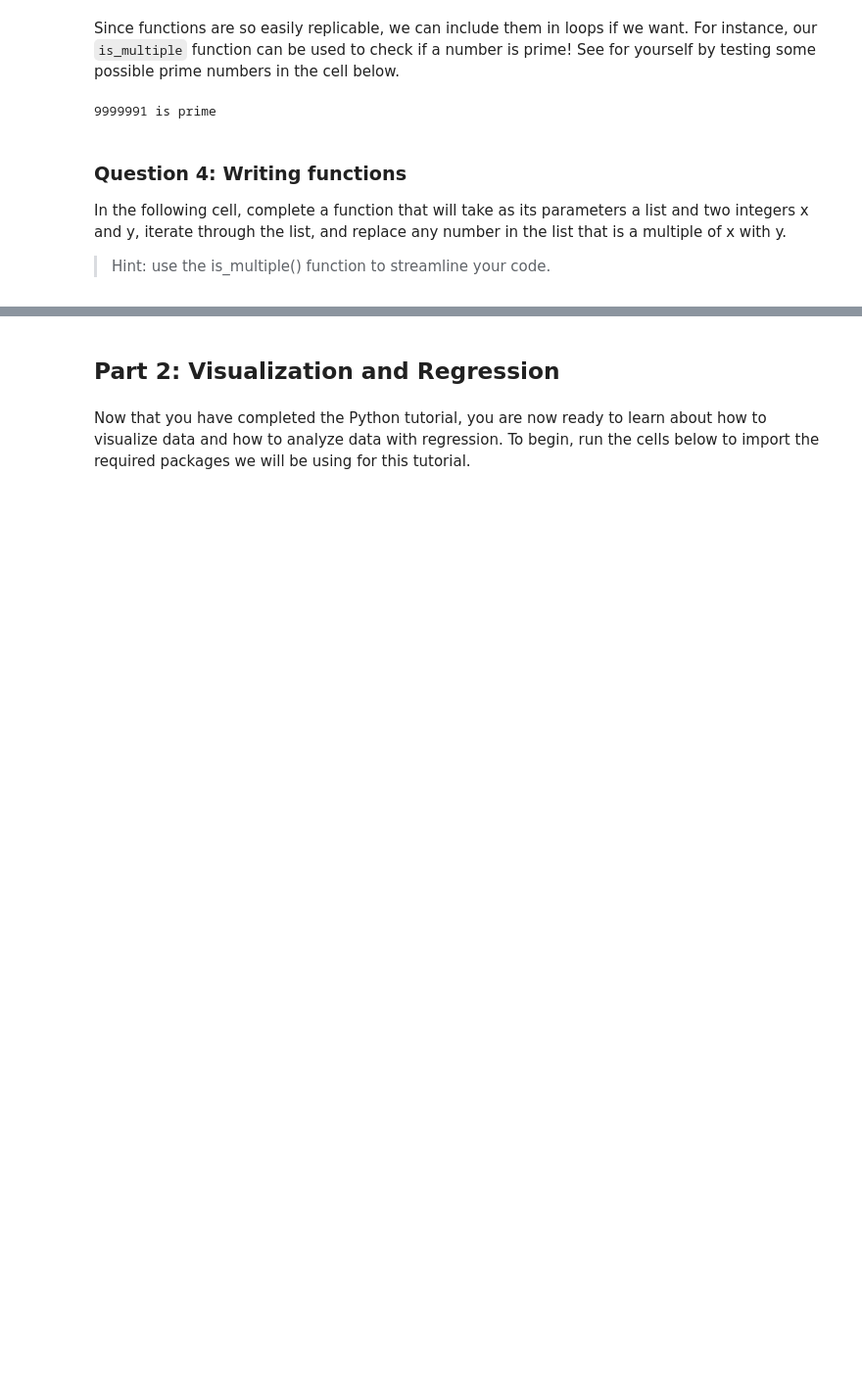
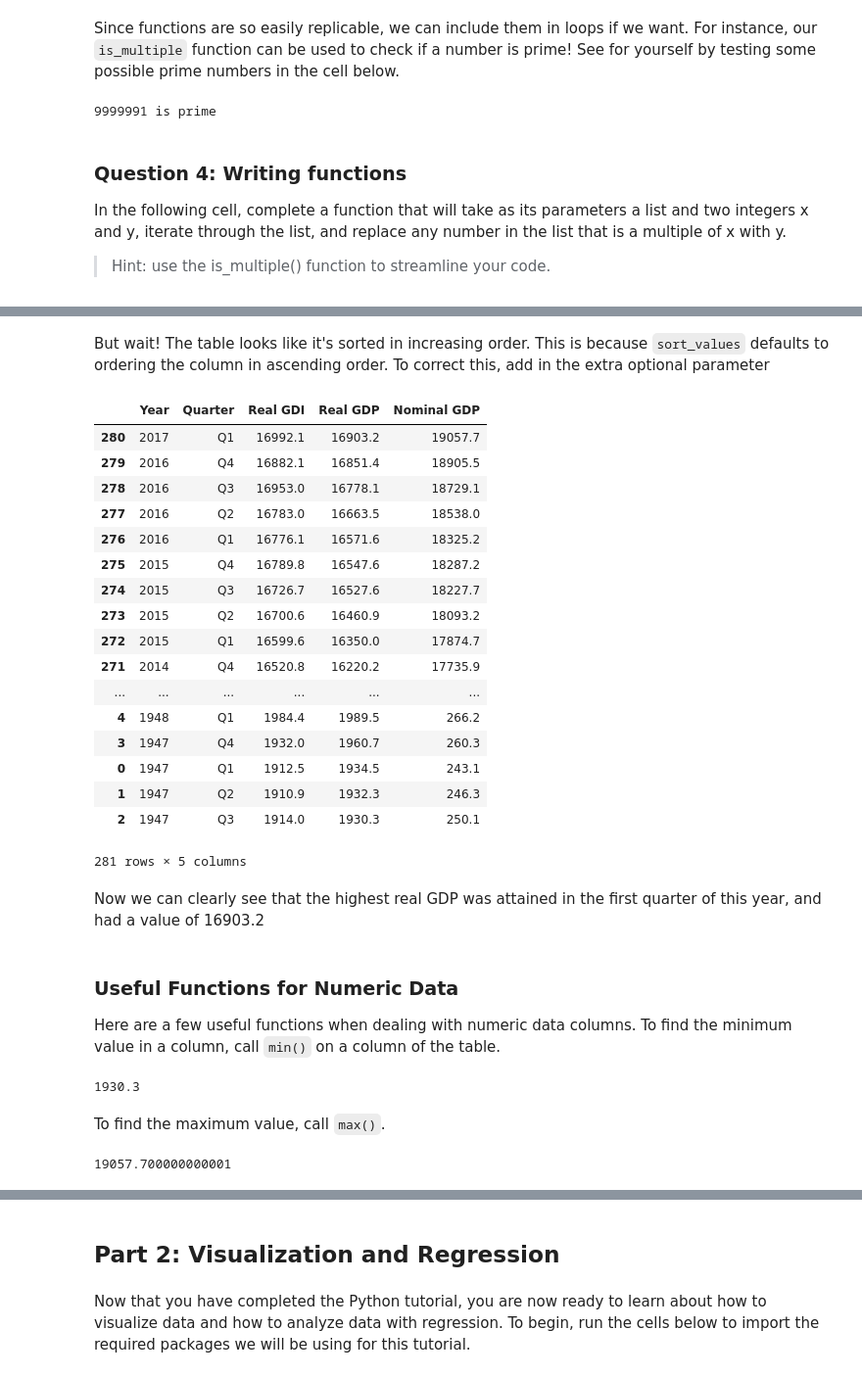
Before and after one commit to ds-modules/ECON-101B, a Jupyter notebook: Intro/intro.ipynb, the cells around one changed output, grey strips where cells are left out. Shown at 98% size. Cells and saved outputs as stored; diff of their text form; code cells hidden in the pictures; blank space fills up the shorter version.

```diff
--- a/Intro/intro.ipynb
+++ b/Intro/intro.ipynb
@@ -360,0 +613,40 @@ def replace_with_y(lst, x, y):
+# %% [markdown]
+But wait! The table looks like it's sorted in increasing order. This is because `sort_values` defaults to ordering the column in ascending order. To correct this, add in the extra optional parameter
+# %%
+accounts.sort_values("Real GDP", ascending=False)
+# %% [output]
+|  | Year | Quarter | Real GDI | Real GDP | Nominal GDP |
+| 280 | 2017 | Q1 | 16992.1 | 16903.2 | 19057.7 |
+| 279 | 2016 | Q4 | 16882.1 | 16851.4 | 18905.5 |
+| 278 | 2016 | Q3 | 16953.0 | 16778.1 | 18729.1 |
+| 277 | 2016 | Q2 | 16783.0 | 16663.5 | 18538.0 |
+| 276 | 2016 | Q1 | 16776.1 | 16571.6 | 18325.2 |
+| 275 | 2015 | Q4 | 16789.8 | 16547.6 | 18287.2 |
+| 274 | 2015 | Q3 | 16726.7 | 16527.6 | 18227.7 |
+| 273 | 2015 | Q2 | 16700.6 | 16460.9 | 18093.2 |
+| 272 | 2015 | Q1 | 16599.6 | 16350.0 | 17874.7 |
+| 271 | 2014 | Q4 | 16520.8 | 16220.2 | 17735.9 |
+| ... | ... | ... | ... | ... | ... |
+| 4 | 1948 | Q1 | 1984.4 | 1989.5 | 266.2 |
+| 3 | 1947 | Q4 | 1932.0 | 1960.7 | 260.3 |
+| 0 | 1947 | Q1 | 1912.5 | 1934.5 | 243.1 |
+| 1 | 1947 | Q2 | 1910.9 | 1932.3 | 246.3 |
+| 2 | 1947 | Q3 | 1914.0 | 1930.3 | 250.1 |
+281 rows × 5 columns
+# %% [markdown]
+Now we can clearly see that the highest real GDP was attained in the first quarter of this year, and had a value of 16903.2
+# %% [markdown]
+### Useful Functions for Numeric Data
+
+Here are a few useful functions when dealing with numeric data columns.
+To find the minimum value in a column, call `min()` on a column of the table.
+# %%
+accounts["Real GDP"].min()
+# %% [output]
+1930.3
+# %% [markdown]
+To find the maximum value, call `max()`.
+# %%
+accounts["Nominal GDP"].max()
+# %% [output]
+19057.700000000001
```
Also changed, not shown: parts of 37 cells of this notebook, 5 other files.
